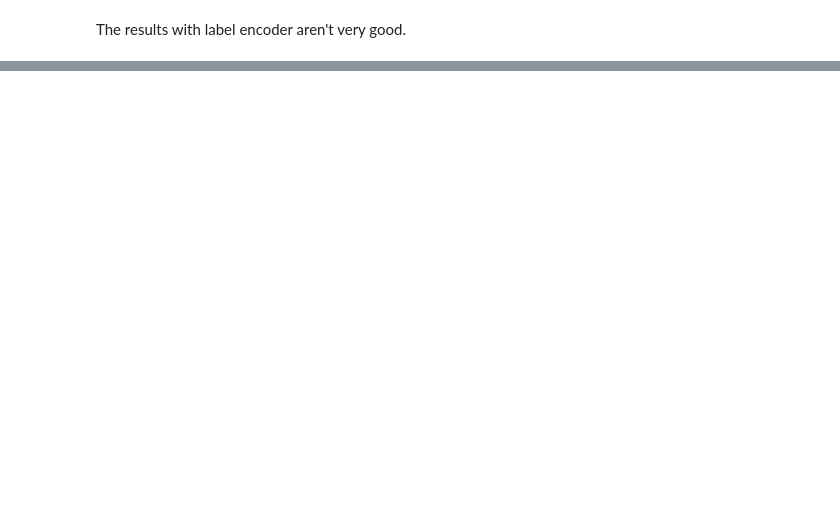
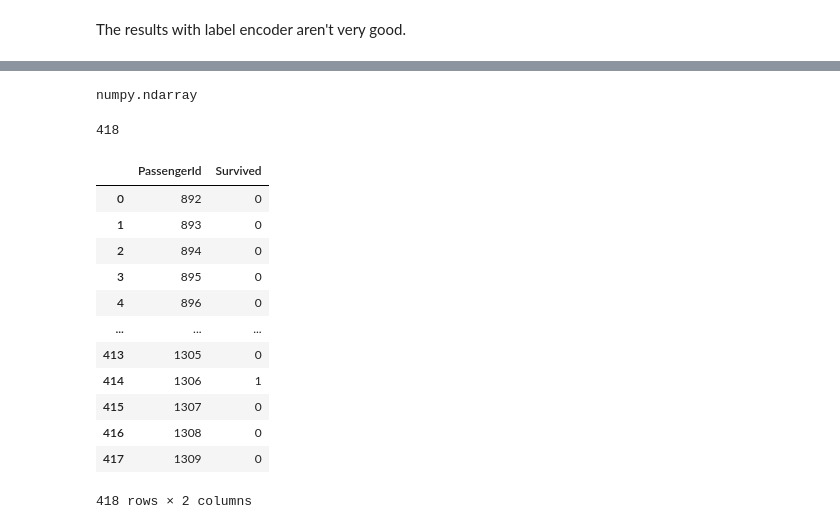
Before and after one commit to ameram/ai-journey, a Jupyter notebook: titanic-test-01.ipynb, the cells around one changed output, grey strips where cells are left out. Saved outputs shown, nothing was run; the diff lists cells and outputs as text; code cells hidden in the pictures; blank space fills up the shorter version.

```diff
--- a/titanic-test-01.ipynb
+++ b/titanic-test-01.ipynb
@@ -456,0 +488,10 @@ array([1, 1, 1, 1, 1, 1, 1, 1, 1, 1, 1, 1, 1, 1, 1, 1, 1, 1, 1, 1, 1, 1,
+# %%
+param_grid = [
+    {'max_depth': [2, 3, 4], 'criterion': ["gini", "entropy", "log_loss"]}
+]
+
+random_forest = RandomForestClassifier()
+
+grid_search = GridSearchCV(random_forest, param_grid, scoring='neg_mean_squared_error', return_train_score=True)
+
+grid_search.fit(corr_x, corr_y)
@@ -456,0 +507,2 @@ array([1, 1, 1, 1, 1, 1, 1, 1, 1, 1, 1, 1, 1, 1, 1, 1, 1, 1, 1, 1, 1, 1,
+# %%
+best_random_forest = grid_search.best_estimator_
@@ -456,0 +516,6 @@ array([1, 1, 1, 1, 1, 1, 1, 1, 1, 1, 1, 1, 1, 1, 1, 1, 1, 1, 1, 1, 1, 1,
+# %%
+preds = best_random_forest.predict(corr_test_x)
+# %%
+type(preds)
+# %% [output]
+numpy.ndarray
@@ -456,0 +524,22 @@ array([1, 1, 1, 1, 1, 1, 1, 1, 1, 1, 1, 1, 1, 1, 1, 1, 1, 1, 1, 1, 1, 1,
+# %%
+len(preds)
+# %% [output]
+418
+# %%
+new_df = pd.DataFrame({'PassengerId': np.arange(892, 892+len(preds)), 'Survived': preds})
+# %%
+new_df
+# %% [output]
+|  | PassengerId | Survived |
+| 0 | 892 | 0 |
+| 1 | 893 | 0 |
+| 2 | 894 | 0 |
+| 3 | 895 | 0 |
+| 4 | 896 | 0 |
+| ... | ... | ... |
+| 413 | 1305 | 0 |
+| 414 | 1306 | 1 |
+| 415 | 1307 | 0 |
+| 416 | 1308 | 0 |
+| 417 | 1309 | 0 |
+418 rows × 2 columns
```
Also changed, not shown: parts of 17 cells of this notebook.
